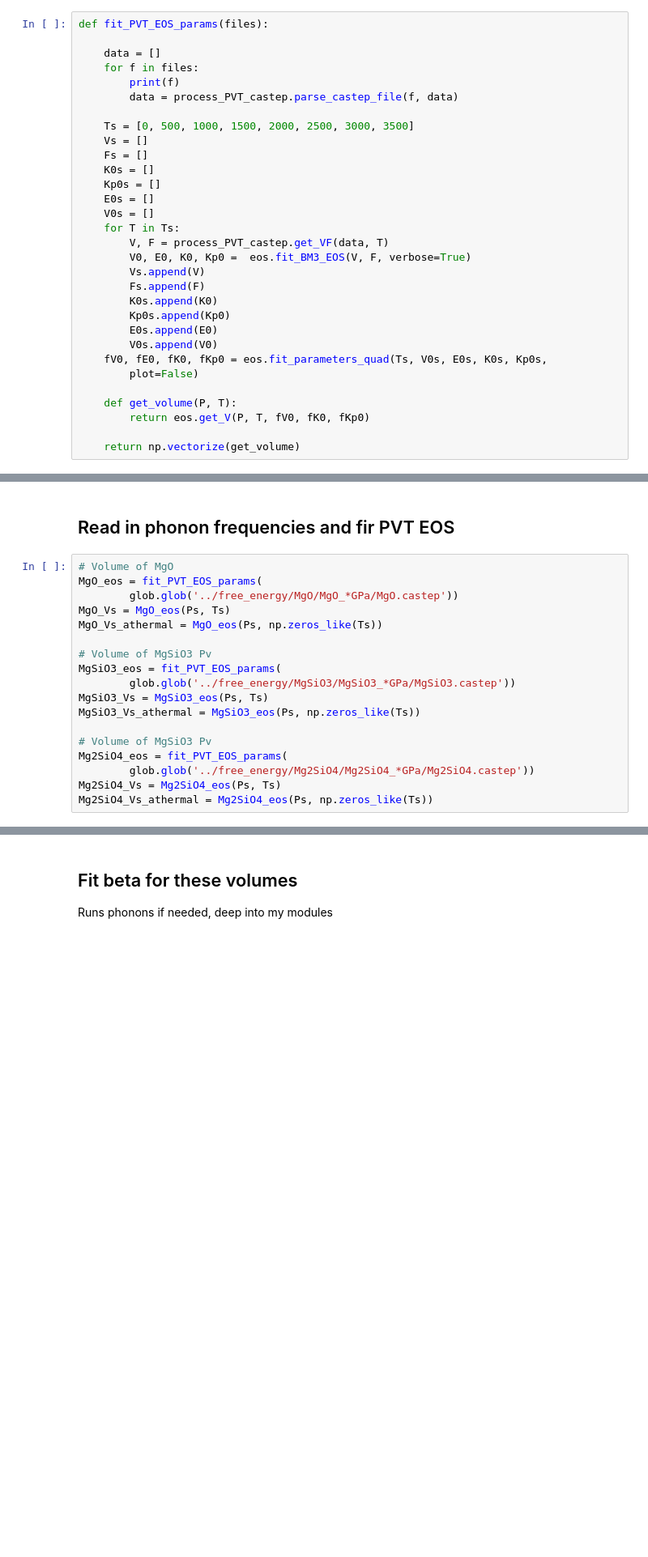
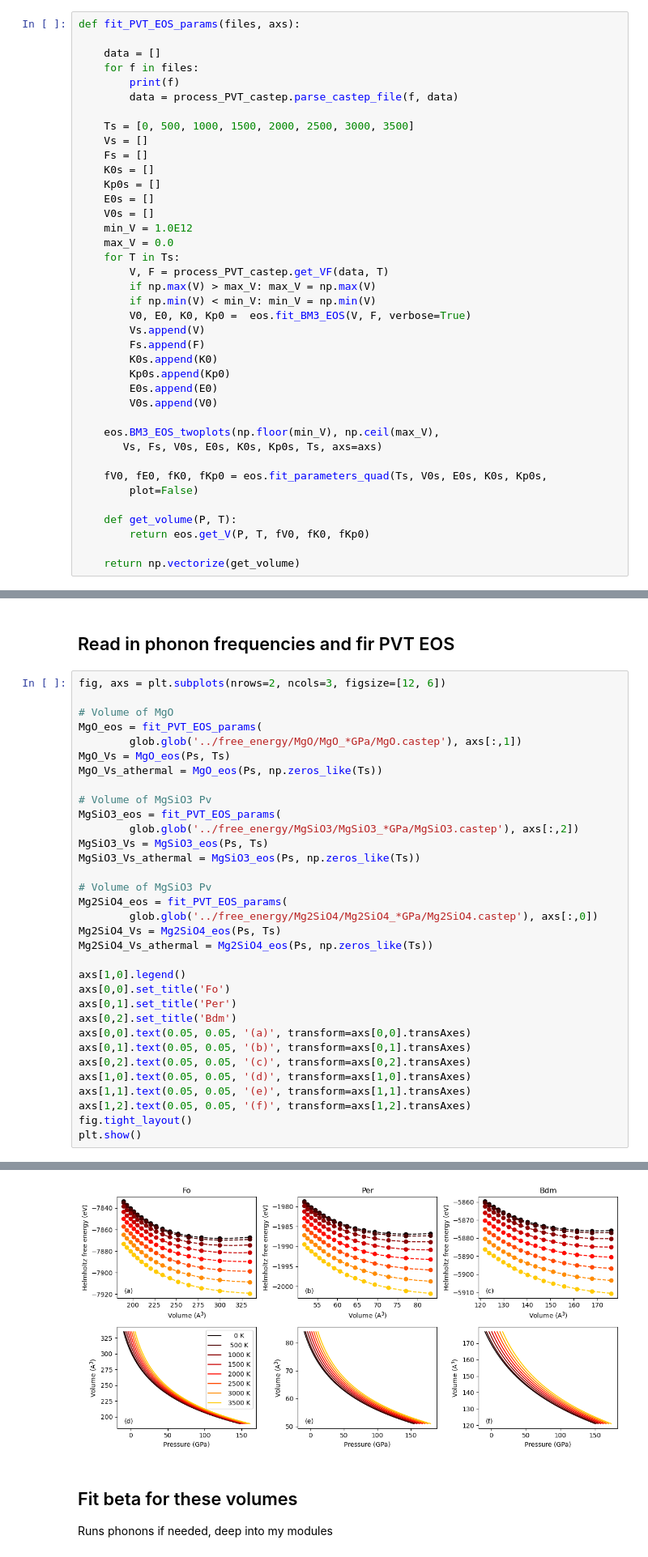
Before and after one commit to andreww/isofrac, a Jupyter notebook: alpha_geotherm.ipynb, the cells around one changed output, grey strips where cells are left out. Shown at 81% size. Cells and saved outputs as stored; diff of their text form; blank space fills up the shorter version.

Commit message:
Clean up EOS plots

```diff
--- a/alpha_geotherm.ipynb
+++ b/alpha_geotherm.ipynb
@@ -61,7 +61,7 @@ def fit_beta(files, supercell=False):
 
     return np.vectorize(get_beta_T_V)
 # %%
-def fit_PVT_EOS_params(files):
+def fit_PVT_EOS_params(files, axs):
 
     data = []
     for f in files:
@@ -75,8 +75,12 @@ def fit_PVT_EOS_params(files):
     Kp0s = []
     E0s = []
     V0s = []
+    min_V = 1.0E12
+    max_V = 0.0
     for T in Ts:
         V, F = process_PVT_castep.get_VF(data, T)
+        if np.max(V) > max_V: max_V = np.max(V)
+        if np.min(V) < min_V: min_V = np.min(V)
         V0, E0, K0, Kp0 =  eos.fit_BM3_EOS(V, F, verbose=True)
         Vs.append(V)
         Fs.append(F)
@@ -84,6 +88,10 @@ def fit_PVT_EOS_params(files):
         Kp0s.append(Kp0)
         E0s.append(E0)
         V0s.append(V0)
+
+    eos.BM3_EOS_twoplots(np.floor(min_V), np.ceil(max_V),
+       Vs, Fs, V0s, E0s, K0s, Kp0s, Ts, axs=axs)
+
     fV0, fE0, fK0, fKp0 = eos.fit_parameters_quad(Ts, V0s, E0s, K0s, Kp0s,
         plot=False)
 
@@ -125,41 +133,57 @@ Depth is  2500.0
 # %% [markdown]
 ## Read in phonon frequencies and fir PVT EOS
 # %%
+fig, axs = plt.subplots(nrows=2, ncols=3, figsize=[12, 6])
+
 # Volume of MgO
 MgO_eos = fit_PVT_EOS_params(
-        glob.glob('../free_energy/MgO/MgO_*GPa/MgO.castep'))
+        glob.glob('../free_energy/MgO/MgO_*GPa/MgO.castep'), axs[:,1])
 MgO_Vs = MgO_eos(Ps, Ts)
 MgO_Vs_athermal = MgO_eos(Ps, np.zeros_like(Ts))
 
 # Volume of MgSiO3 Pv
 MgSiO3_eos = fit_PVT_EOS_params(
-        glob.glob('../free_energy/MgSiO3/MgSiO3_*GPa/MgSiO3.castep'))
+        glob.glob('../free_energy/MgSiO3/MgSiO3_*GPa/MgSiO3.castep'), axs[:,2])
 MgSiO3_Vs = MgSiO3_eos(Ps, Ts)
 MgSiO3_Vs_athermal = MgSiO3_eos(Ps, np.zeros_like(Ts))
 
 # Volume of MgSiO3 Pv
 Mg2SiO4_eos = fit_PVT_EOS_params(
-        glob.glob('../free_energy/Mg2SiO4/Mg2SiO4_*GPa/Mg2SiO4.castep'))
+        glob.glob('../free_energy/Mg2SiO4/Mg2SiO4_*GPa/Mg2SiO4.castep'), axs[:,0])
 Mg2SiO4_Vs = Mg2SiO4_eos(Ps, Ts)
 Mg2SiO4_Vs_athermal = Mg2SiO4_eos(Ps, np.zeros_like(Ts))
+
+axs[1,0].legend()
+axs[0,0].set_title('Fo')
+axs[0,1].set_title('Per')
+axs[0,2].set_title('Bdm')
+axs[0,0].text(0.05, 0.05, '(a)', transform=axs[0,0].transAxes)
+axs[0,1].text(0.05, 0.05, '(b)', transform=axs[0,1].transAxes)
+axs[0,2].text(0.05, 0.05, '(c)', transform=axs[0,2].transAxes)
+axs[1,0].text(0.05, 0.05, '(d)', transform=axs[1,0].transAxes)
+axs[1,1].text(0.05, 0.05, '(e)', transform=axs[1,1].transAxes)
+axs[1,2].text(0.05, 0.05, '(f)', transform=axs[1,2].transAxes)
+fig.tight_layout()
+plt.show()
 # %% [output]
 ../free_energy/MgO/MgO_90GPa/MgO.castep
 ../free_energy/MgO/MgO_80GPa/MgO.castep
 ../free_energy/MgO/MgO_140GPa/MgO.castep
 ../free_energy/MgO/MgO_130GPa/MgO.castep
 ../free_energy/MgO/MgO_120GPa/MgO.castep
 ../free_energy/MgO/MgO_100GPa/MgO.castep
 ../free_energy/MgO/MgO_110GPa/MgO.castep
 ../free_energy/MgO/MgO_0GPa/MgO.castep
 ../free_energy/MgO/MgO_-10GPa/MgO.castep
 ../free_energy/MgO/MgO_30GPa/MgO.castep
 ../free_energy/MgO/MgO_20GPa/MgO.castep
 ../free_energy/MgO/MgO_10GPa/MgO.castep
 ... (152 lines left out)
  E0  = -7919.72 eV
  V0  = 368.453 A**3
  K0  = 0.303057 eV.A**-3 ( = 48.5552 GPa)
  K0' = 4.71073
+[figure, added]
 # %% [markdown]
 ## Fit beta for these volumes
 
```
Also changed, not shown: parts of 1 cell of this notebook, 1 other file.
